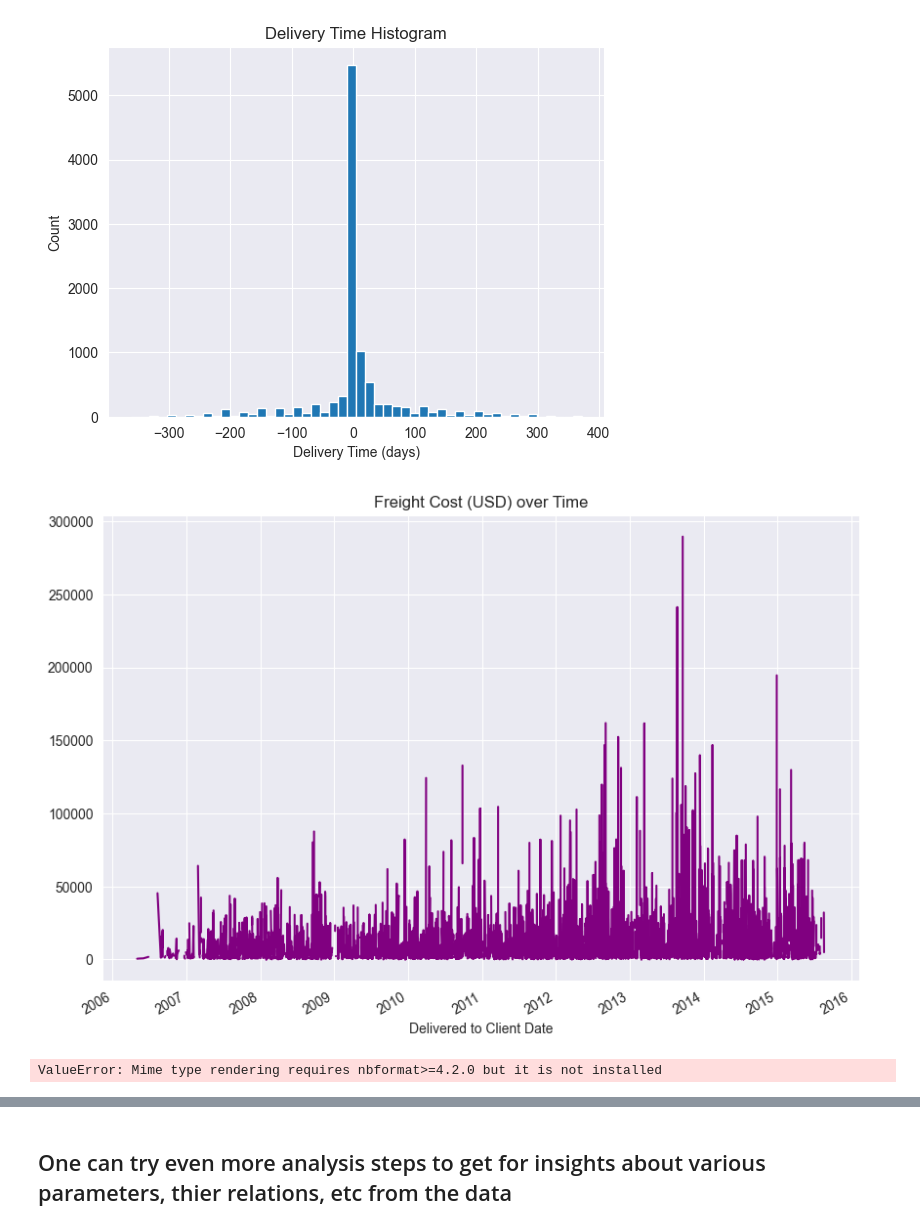
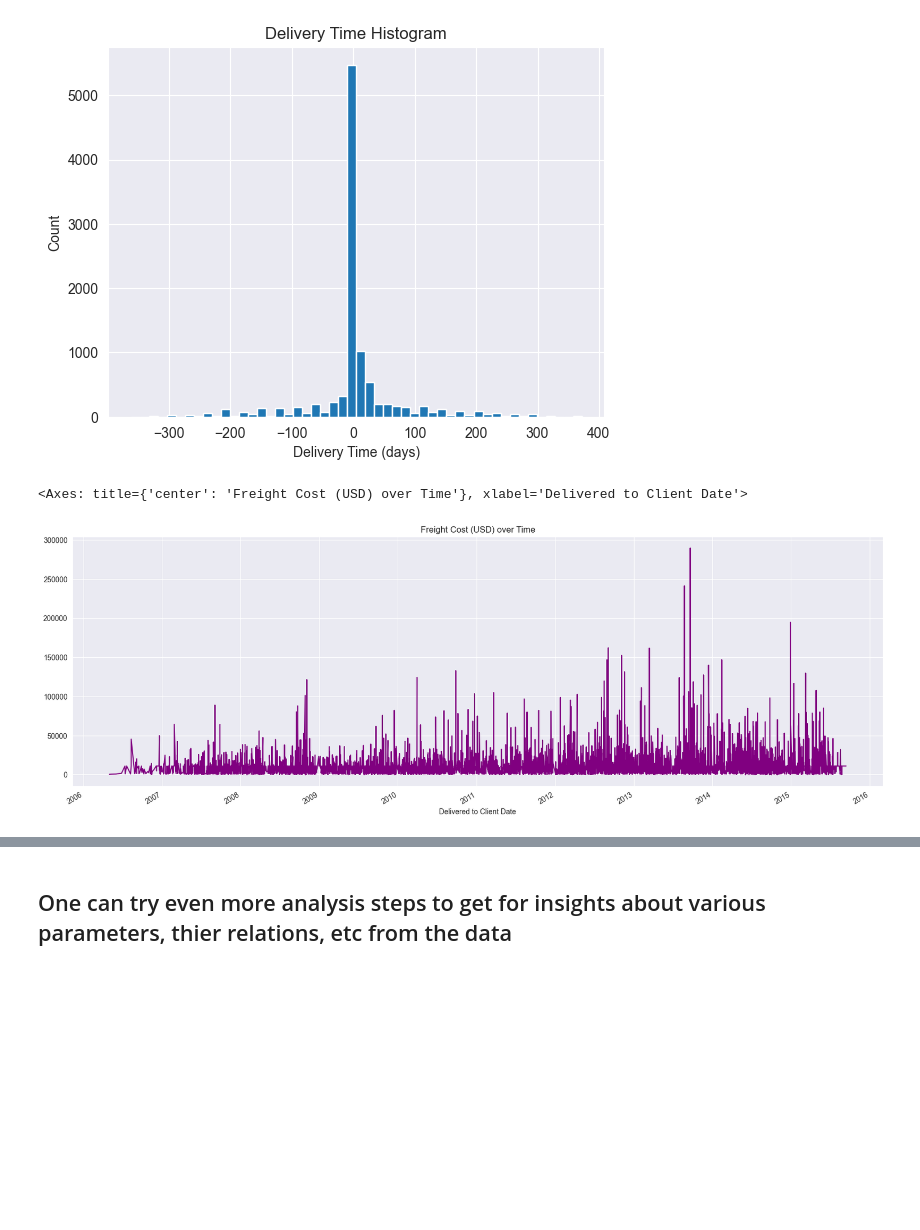
Before and after one commit to tanmaysk001/Supply-Chain-Shipment-price-prediction, a Jupyter notebook: Shiiping_cost_predictor_Jubilant.ipynb, the cells around one changed output, grey strips where cells are left out. Cells and saved outputs as stored; diff of their text form; code cells hidden in the pictures; blank space fills up the shorter version.

Commit message:
resolving errors

```diff
--- a/Shiiping_cost_predictor_Jubilant.ipynb
+++ b/Shiiping_cost_predictor_Jubilant.ipynb
@@ -361,8 +361,8 @@ country.plot.bar(ax=ax)
 [figure]
 # %%
 #Let's see how many times the expected delivery date and actual delivery date matches
-df['Schedule v Actual'] = cl_df['Scheduled Delivery Date'] - cl_df['Delivered to Client Date']
-df['Schedule v Actual'].value_counts().head(20)
+cl_df['Schedule v Actual'] = cl_df['Scheduled Delivery Date'] - cl_df['Delivered to Client Date']
+cl_df['Schedule v Actual'].value_counts().head(20)
 # %% [output]
 0 days      4832
 17 days      118
@@ -384,8 +384,8 @@ Name: Schedule v Actual, dtype: int64
 # %% [markdown]
 So around 50% of the times the expected date matches the actual date
 # %%
-df['Schedule v Actual'] = df['Schedule v Actual'] / pd.Timedelta(days=1)
-df['Schedule v Actual']
+cl_df['Schedule v Actual'] = cl_df['Schedule v Actual'] / pd.Timedelta(days=1)
+cl_df['Schedule v Actual']
 # %% [output]
 0        0.00
 1        0.00
@@ -408,11 +408,12 @@ plt.show()
 # %% [output]
 [figure]
 # %%
-dt = df.set_index('Delivered to Client Date')['Freight Cost (USD)']
-fig, ax = plt.subplots(figsize=(10,7))
-dt.plot(title='Freight Cost (USD) over Time' , color = 'purple')
+dt = cl_df.set_index('Delivered to Client Date')['Freight Cost (USD)']
+fig, ax = plt.subplots(figsize=(20,7))
+dt.plot(title='Freight Cost (USD) over Time' , color = 'purple' , kind = 'line')
 # %% [output]
+<Axes: title={'center': 'Freight Cost (USD) over Time'}, xlabel='Delivered to Client Date'>
-[figure, old version]
+[figure, new version]
 # %%
 ShippingMode = cl_df["Shipment Mode"].value_counts()
 labels = (np.array(ShippingMode.index))
@@ -423,8 +424,6 @@ layout = go.Layout(title="Shipment Mode")
 dat = [trace]
 fig = go.Figure(data=dat, layout=layout)
 py.iplot(fig, filename="Shipment Mode")
-# %% [output]
-ValueError: Mime type rendering requires nbformat>=4.2.0 but it is not installed
 # %%
 plt.figure(figsize=(22,6))
 palette = sns.color_palette("husl", 4)
```
Also changed, not shown: parts of 21 cells of this notebook, 4 other files.
